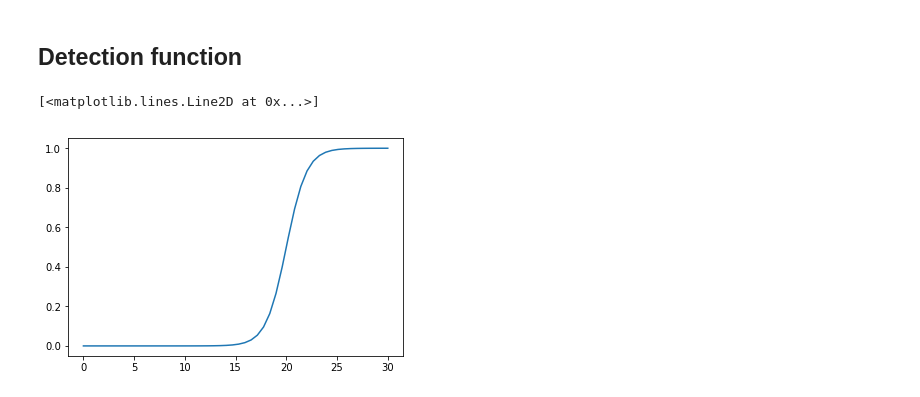
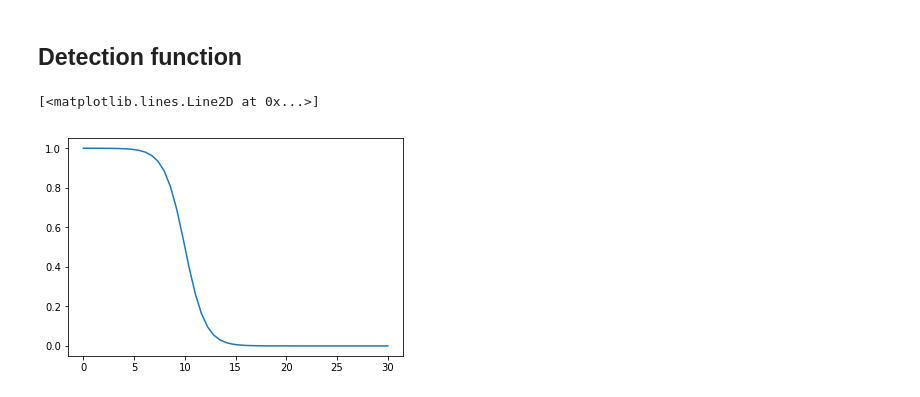
Before and after one commit to Py4Phy/PHY202, a Jupyter notebook: Module_6/example_data_hunter_food_game.ipynb, the cells around one changed output. Cells and saved outputs as stored; diff of their text form; code cells hidden in the pictures.

Commit message:
hunter-prey notebook: fixed detection function
Left output files and figures untouched because they are
used in recorded lectures. Does not matter, we just needed
some data to play with.

```diff
--- a/Module_6/example_data_hunter_food_game.ipynb
+++ b/Module_6/example_data_hunter_food_game.ipynb
@@ -31,18 +31,18 @@ pB = 1 - pA
 # step size
 dx = 1
 
-# "detection distance" (not really)
-d0_default = 20*dx
+# "detection distance"
+d0_default = 10*dx
 
 # capture
 r_capture = 0.5*dx
 
 def transfer(d, d0=0, T=1):
-    """Sigmoidal shifted by d0.
+    """-Sigmoidal shifted by d0.
 
     Half-strength detection at d0
     """
-    return 1/(1 + np.exp(-(d-d0)/T))
+    return 1 - 1/(1 + np.exp(-(d-d0)/T))
 
 def bias(x, y, d0=d0_default, T=1, db=dx):
     delta = x - y
@@ -152,7 +152,7 @@ np.savetxt("the_hunt.dat", combined, fmt=["%d", "%g", "%g", "%s"],
 ## Detection function
 # %%
 x = np.linspace(0, 30*dx)
-plt.plot(x, transfer(x, d0=20*dx))
+plt.plot(x, transfer(x, d0=10*dx))
 # %% [output]
 [<matplotlib.lines.Line2D at 0x...>]
-[figure, old version]
+[figure, new version]
```
Also changed, not shown: parts of 3 cells of this notebook.
